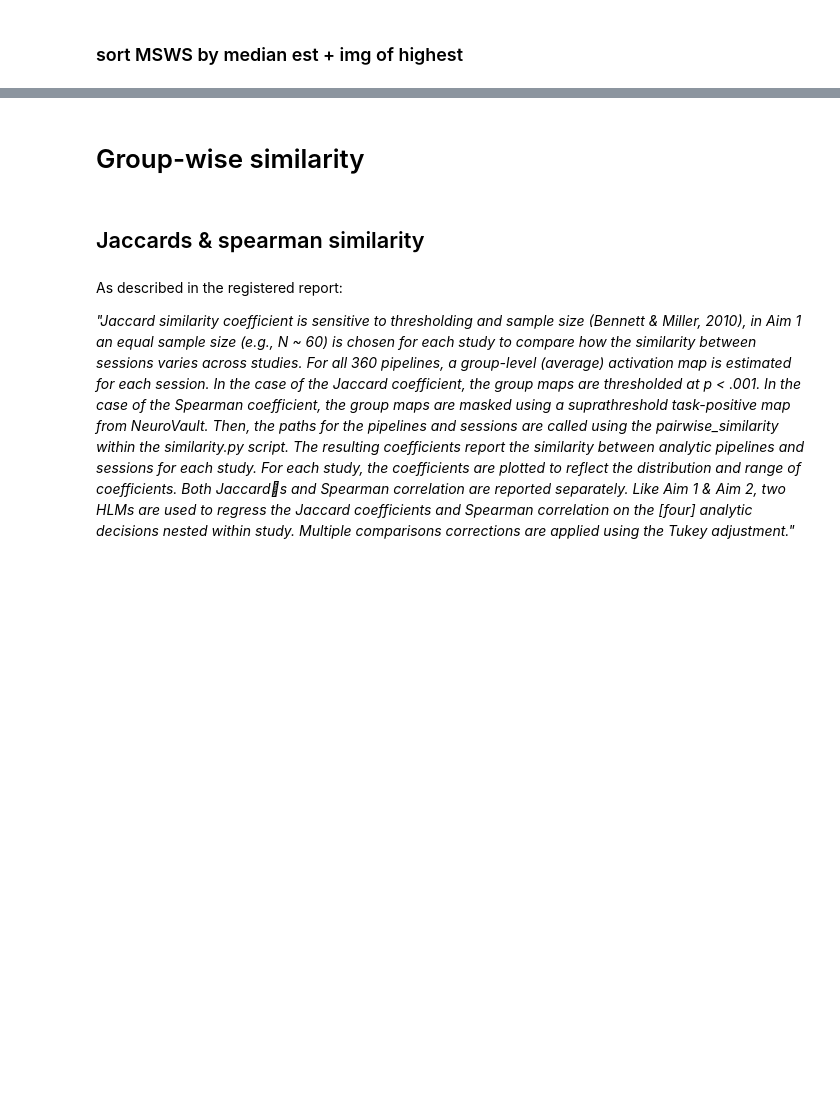
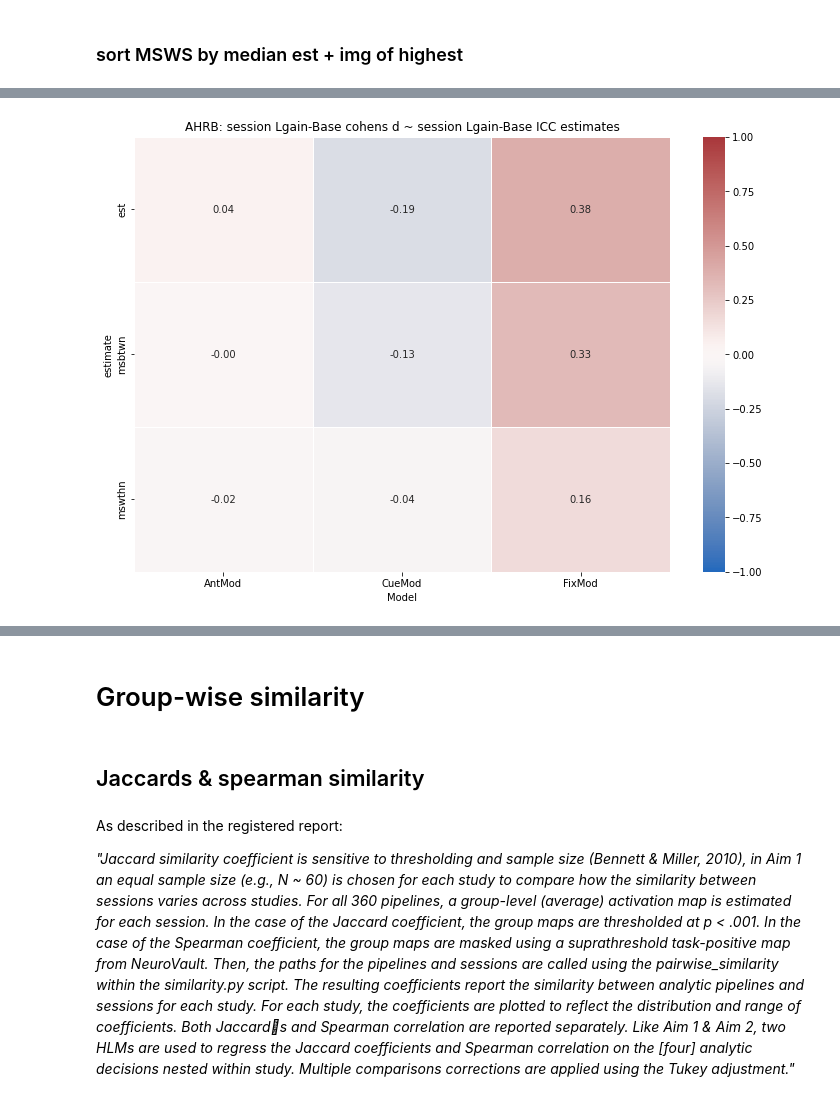
Before and after one commit to demidenm/Multiverse_Reliability, a Jupyter notebook: Stage2_Code/sherlock_run-analyses.ipynb, the cells around one changed output, grey strips where cells are left out. Cells and saved outputs as stored; diff of their text form; code cells hidden in the pictures; blank space fills up the shorter version.

```diff
--- a/Stage2_Code/sherlock_run-analyses.ipynb
+++ b/Stage2_Code/sherlock_run-analyses.ipynb
@@ -373,0 +481,10 @@ plot_dist_imgs(supra_imgs=ws_supra_imgs, sub_imgs=ws_sub_imgs, img_index=ws_img,
+# %%
+rho_df = pd.DataFrame(rho_list)
+heatmap_rho = rho_df[rho_df["Contrast"] == contrast].pivot_table(index='estimate',
+                                                                     columns=['Model'], values='cohensicc_rho')
+plt.figure(figsize=(12, 8))
+sns.heatmap(heatmap_rho, annot=True, cmap='vlag', linewidths=.5, fmt=".2f", vmin=vmin, vmax=vmax)
+plt.title(f'{sample}: session {contrast} cohens d ~ session {contrast} ICC estimates')
+plt.show()
+# %% [output]
+[figure, added]
```
Also changed, not shown: parts of 29 cells of this notebook.
